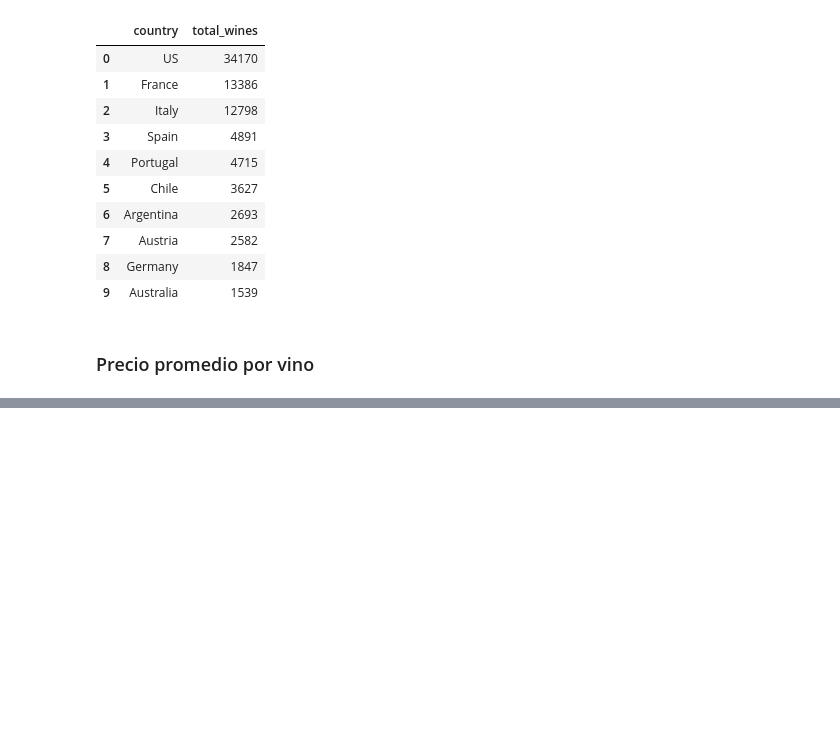
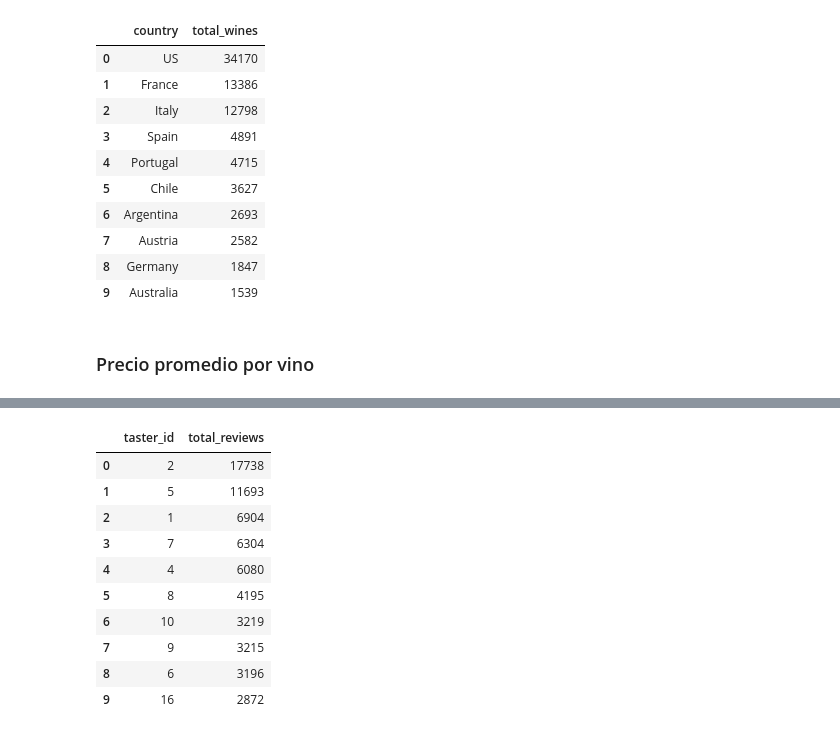
Before and after one commit to fowardelcac/Tp2_sem, a Jupyter notebook: proccess_df_to_ddb.ipynb, the cells around one changed output, grey strips where cells are left out. Saved outputs shown, nothing was run; the diff lists cells and outputs as text; code cells hidden in the pictures; blank space fills up the shorter version.

```diff
--- a/proccess_df_to_ddb.ipynb
+++ b/proccess_df_to_ddb.ipynb
@@ -252,0 +289,22 @@ pd.read_sql(query2, conexion)
+# %%
+query = """
+SELECT taster_id, COUNT(*) AS total_reviews
+FROM review
+WHERE taster_id != 0
+GROUP BY taster_id
+ORDER BY total_reviews DESC
+LIMIT 10;
+"""
+pd.read_sql(query, conexion)
+# %% [output]
+|  | taster_id | total_reviews |
+| 0 | 2 | 17738 |
+| 1 | 5 | 11693 |
+| 2 | 1 | 6904 |
+| 3 | 7 | 6304 |
+| 4 | 4 | 6080 |
+| 5 | 8 | 4195 |
+| 6 | 10 | 3219 |
+| 7 | 9 | 3215 |
+| 8 | 6 | 3196 |
+| 9 | 16 | 2872 |
```
Also changed, not shown: parts of 9 cells of this notebook.
